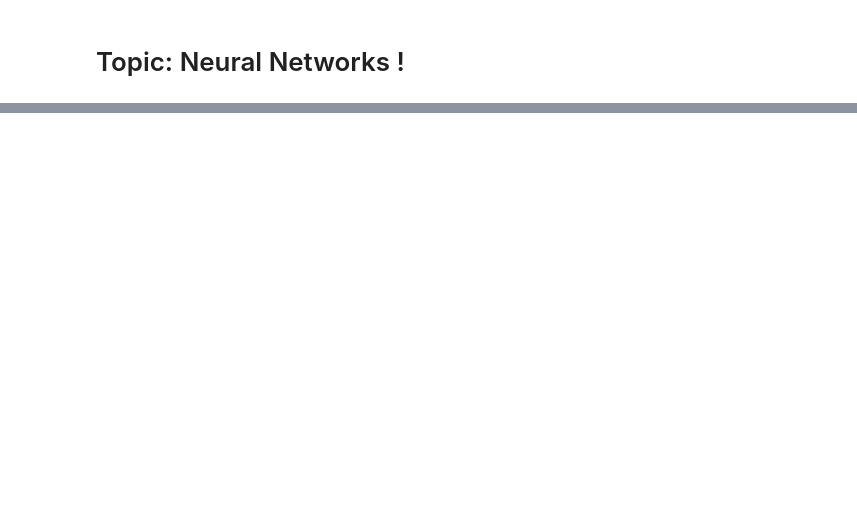
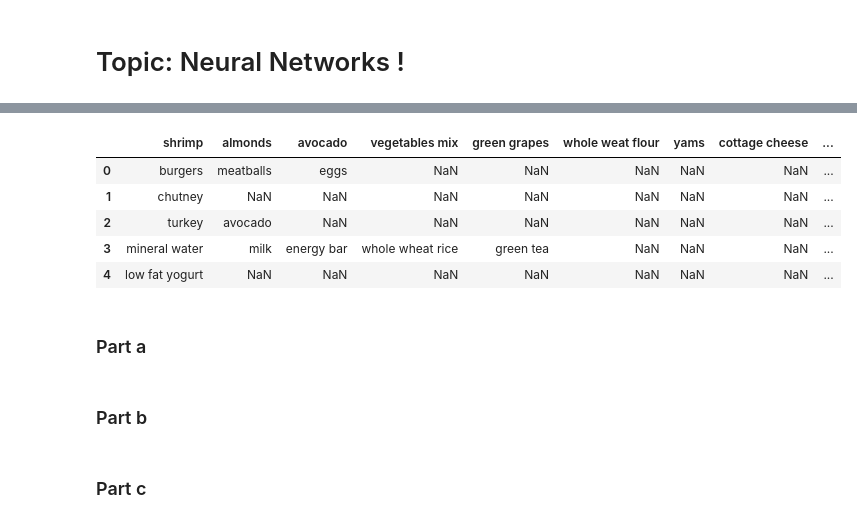
Before and after one commit to rarnold97/WSU, a Jupyter notebook: CS_7840/hw/hw2/rarnold_hw2.ipynb, the cells around one changed output, grey strips where cells are left out. Drawn from its saved outputs; the diff is of its cells as text; code cells hidden in the pictures; blank space fills up the shorter version.

```diff
--- a/CS_7840/hw/hw2/rarnold_hw2.ipynb
+++ b/CS_7840/hw/hw2/rarnold_hw2.ipynb
@@ -71,4 +113,18 @@ plt.show()
 # %%
-classifier.fit(x_train, y_train)
+from apyori import apriori
+import pandas as pd
+# we want to import time in order to see how long it takes to analyze 7500 records
+import time
 
-predictions = classifier.predict(x_test)
+store_datafile = "C:/Users/ryanm/Documents/repos/WSU/CS_7840/hw/hw2/store_data.csv"
+store_data = pd.read_csv(store_datafile)
+store_data.head()
+# %% [output]
+|  | shrimp | almonds | avocado | vegetables mix | green grapes | whole weat flour | yams | cottage cheese | ... |
+| 0 | burgers | meatballs | eggs | NaN | NaN | NaN | NaN | NaN | ... |
+| 1 | chutney | NaN | NaN | NaN | NaN | NaN | NaN | NaN | ... |
+| 2 | turkey | avocado | NaN | NaN | NaN | NaN | NaN | NaN | ... |
+| 3 | mineral water | milk | energy bar | whole wheat rice | green tea | NaN | NaN | NaN | ... |
+| 4 | low fat yogurt | NaN | NaN | NaN | NaN | NaN | NaN | NaN | ... |
+# %% [markdown]
+### Part a
@@ -74,0 +143,2 @@ predictions = classifier.predict(x_test)
+# %% [markdown]
+### Part b
@@ -74,0 +152,2 @@ predictions = classifier.predict(x_test)
+# %% [markdown]
+### Part c
```
Also changed, not shown: parts of 14 cells of this notebook, 2 other files.
